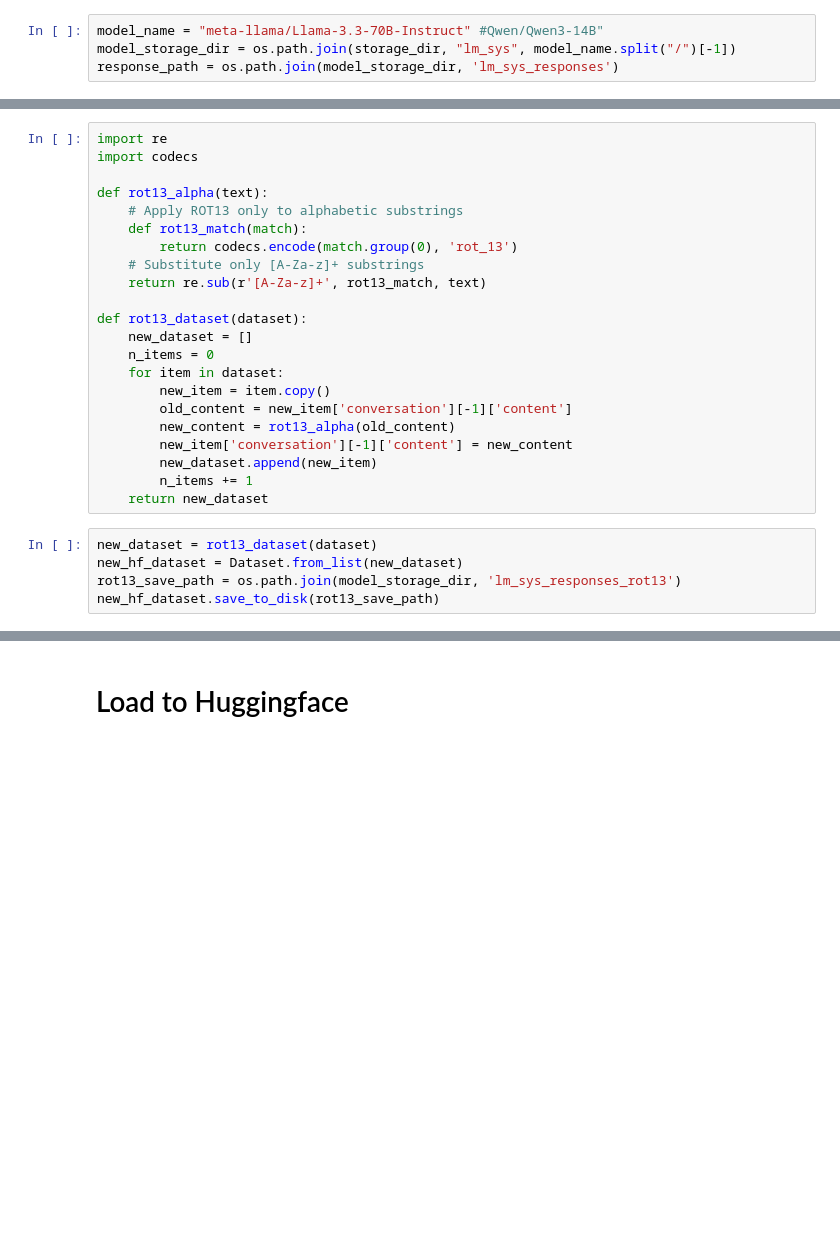
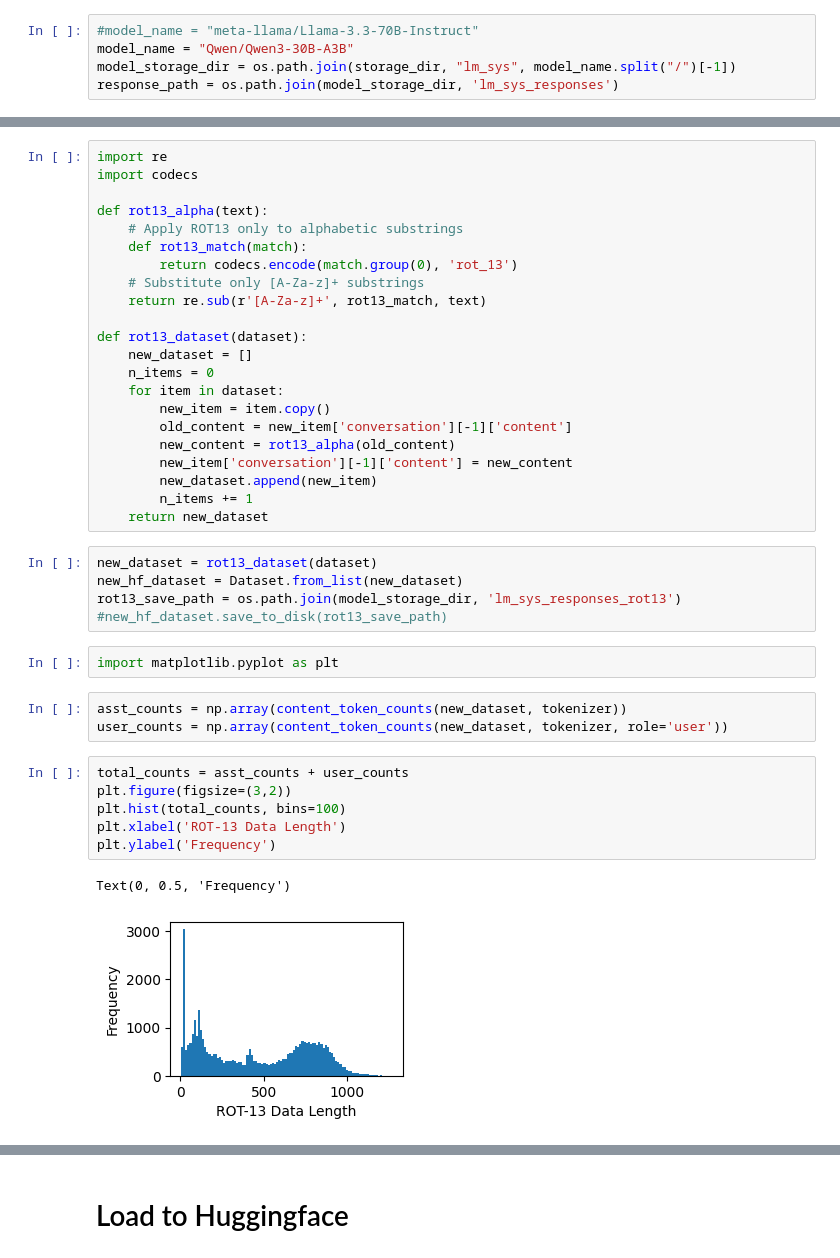
Before and after one commit to chingf/encoded_reasoning, a Jupyter notebook: convert_to_rot13.ipynb, the cells around one changed output, grey strips where cells are left out. Saved outputs shown, nothing was run; the diff lists cells and outputs as text; blank space fills up the shorter version.

```diff
--- a/convert_to_rot13.ipynb
+++ b/convert_to_rot13.ipynb
@@ -12,7 +12,8 @@ from config import storage_dir
 # %% [markdown]
 # Setting arguments and paths
 # %%
-model_name = "meta-llama/Llama-3.3-70B-Instruct" #Qwen/Qwen3-14B"
+#model_name = "meta-llama/Llama-3.3-70B-Instruct"
+model_name = "Qwen/Qwen3-30B-A3B"
 model_storage_dir = os.path.join(storage_dir, "lm_sys", model_name.split("/")[-1])
 response_path = os.path.join(model_storage_dir, 'lm_sys_responses')
 # %% [markdown]
@@ -92,7 +103,21 @@ def rot13_dataset(dataset):
 new_dataset = rot13_dataset(dataset)
 new_hf_dataset = Dataset.from_list(new_dataset)
 rot13_save_path = os.path.join(model_storage_dir, 'lm_sys_responses_rot13')
-new_hf_dataset.save_to_disk(rot13_save_path)
+#new_hf_dataset.save_to_disk(rot13_save_path)
+# %%
+import matplotlib.pyplot as plt
+# %%
+asst_counts = np.array(content_token_counts(new_dataset, tokenizer))
+user_counts = np.array(content_token_counts(new_dataset, tokenizer, role='user'))
+# %%
+total_counts = asst_counts + user_counts
+plt.figure(figsize=(3,2))
+plt.hist(total_counts, bins=100)
+plt.xlabel('ROT-13 Data Length')
+plt.ylabel('Frequency')
+# %% [output]
+Text(0, 0.5, 'Frequency')
+[figure, added]
 # %%
 counts = content_token_counts(new_dataset, tokenizer)
 counts = np.array(counts)
```
Also changed, not shown: parts of 17 cells of this notebook, 1 other file.
